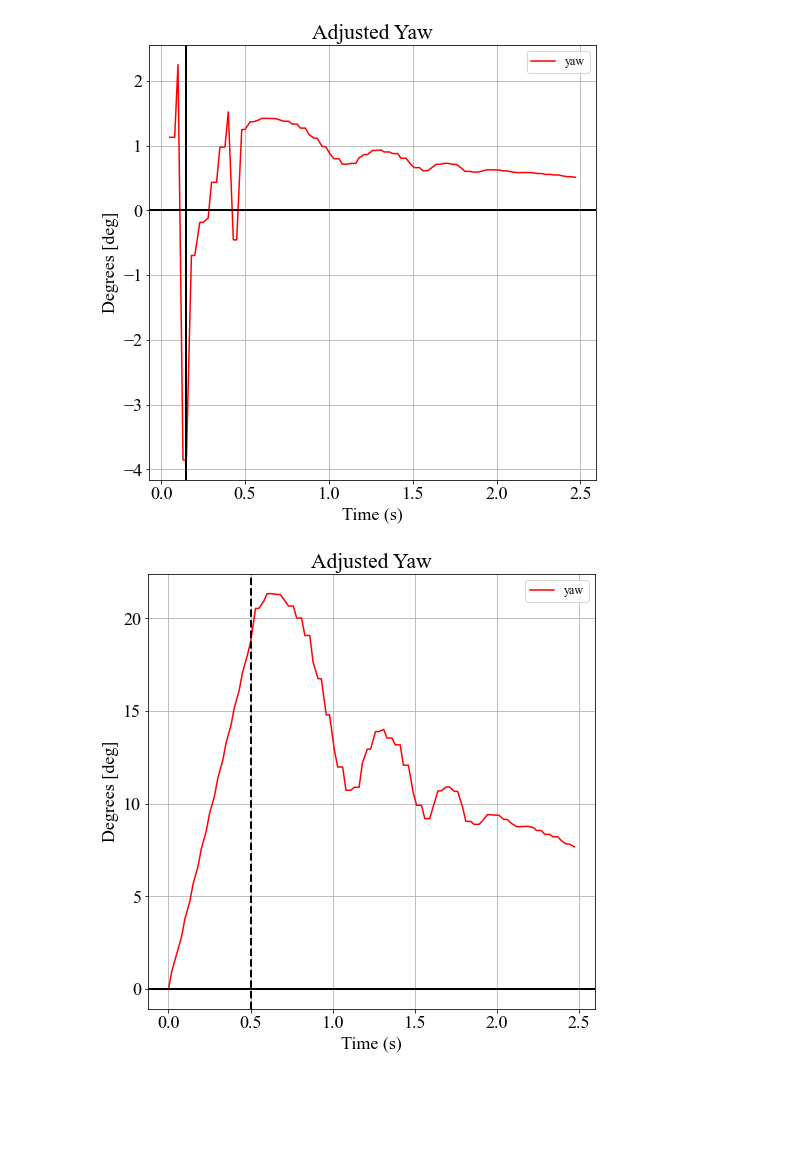
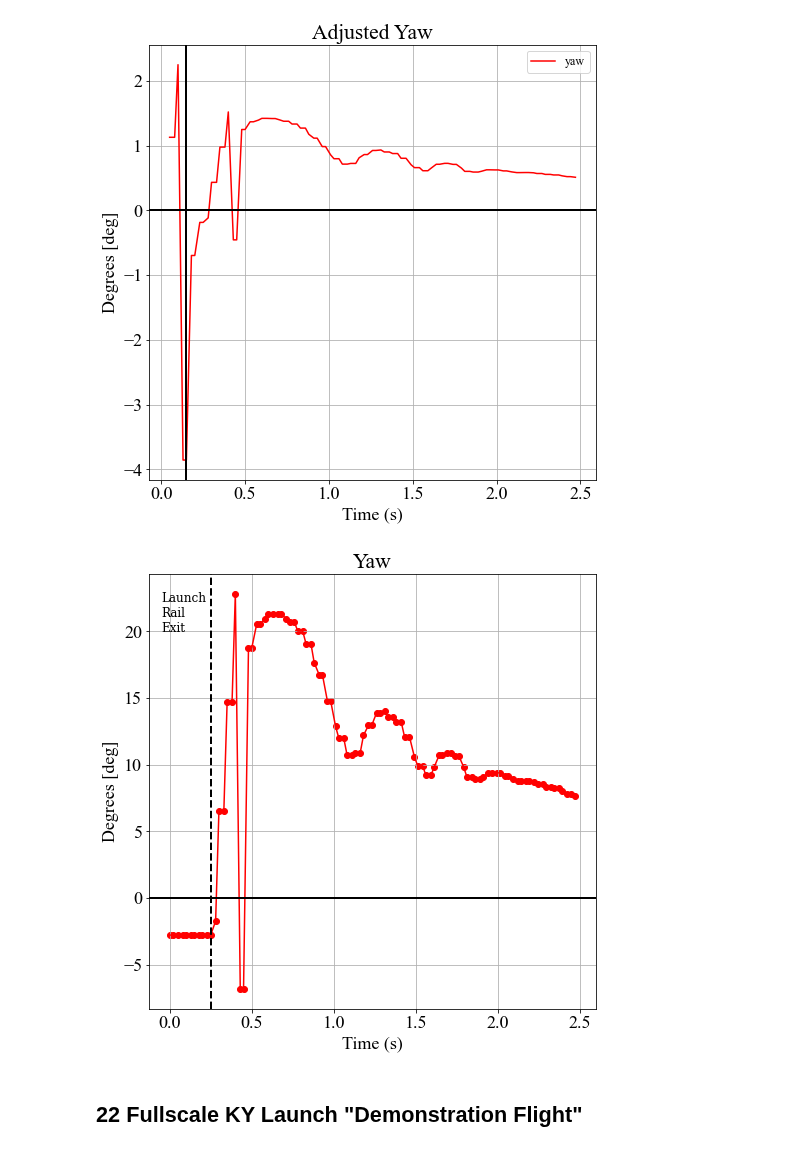
Before and after one commit to VADL-2022/IMU_VV, a Jupyter notebook: 05_NASA_SLI/SLI_Angle_Analysis.ipynb, the cells around one changed output. Drawn from its saved outputs; the diff is of its cells as text; code cells hidden in the pictures; blank space fills up the shorter version.

Commit message:
KY Flight Yaw Analysis

```diff
--- a/05_NASA_SLI/SLI_Angle_Analysis.ipynb
+++ b/05_NASA_SLI/SLI_Angle_Analysis.ipynb
@@ -234,23 +227,36 @@ plt.show()
 # %% [output]
 [figure]
 # %%
+yaw_startup = 10
+t_LRE = 0.25
+
 proportional_factor = 30
 adj_yaw = (yaw_IMU-yaw_IMU[0]) / (np.array(adj_roll)/proportional_factor)
-rail_corrected_yaw = list(np.linspace(0, floor(adj_yaw[20]), num=20))
-rail_corrected_yaw.extend(list(adj_yaw[20:]))
+rail_corrected_yaw = [adj_yaw[yaw_startup]]*yaw_startup
+rail_corrected_yaw.extend(list(adj_yaw[yaw_startup:]))
 
 fig1 = plt.figure(1, figsize=(8,8))
 ax = plt.subplot(111)
 l2 = ax.plot(t_IMU, rail_corrected_yaw, color='red', label='yaw')
-#l3 = ax.plot(t_IMU, pitch_IMU, color='green', label='pitch')
-#l4 = ax.plot(t_IMU, adj_roll, color='purple', label='roll')
+l2 = ax.scatter(t_IMU, rail_corrected_yaw, color='red', label='yaw')
 l5 = plt.axhline(y=0, color='black', linewidth=2)
-l6 = plt.axvline(x=0.5, color='black', linewidth=2, linestyle='--')
-ax.set_title("Adjusted Yaw")
+l6 = plt.axvline(x=t_LRE, color='black', linewidth=2, linestyle='--')
+ax.set_title("Yaw")
 ax.set_xlabel('Time (s)')
 ax.set_ylabel("Degrees [deg]")
-ax.legend()
+#ax.legend()
 ax.grid()
+
+wavelength = ('Launch\nRail\nExit', -0.05)
+plt.text(wavelength[1], # x-value from data
+         20, # wiggle the labels 2so they don't overlap
+         wavelength[0], # string label
+         color='black',
+         family='serif',
+         size=12) # the III looked better serif.
+
 plt.show()
 # %% [output]
-[figure, old version]
+[figure, new version]
+# %% [markdown]
+## 22 Fullscale KY Launch "Demonstration Flight"
```
Also changed, not shown: parts of 18 cells of this notebook.
